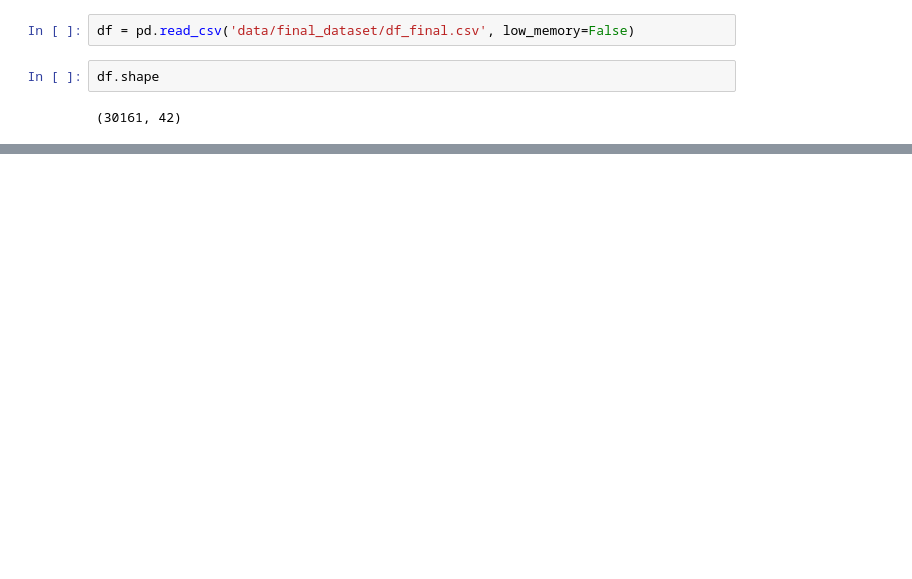
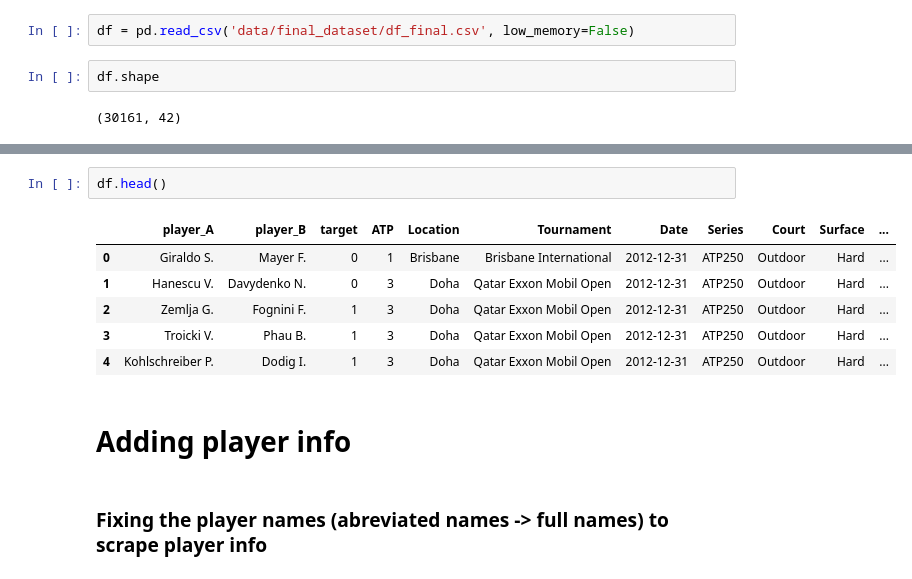
Before and after one commit to tarekmassoud/DSB_Thesis, a Jupyter notebook: cleaning_datasets.ipynb, the cells around one changed output, grey strips where cells are left out. Cells and saved outputs as stored; diff of their text form; blank space fills up the shorter version.

```diff
--- a/cleaning_datasets.ipynb
+++ b/cleaning_datasets.ipynb
@@ -18,0 +133,13 @@ df.head()
+# %%
+df.head()
+# %% [output]
+|  | player_A | player_B | target | ATP | Location | Tournament | Date | Series | Court | Surface | ... |
+| 0 | Giraldo S. | Mayer F. | 0 | 1 | Brisbane | Brisbane International | 2012-12-31 | ATP250 | Outdoor | Hard | ... |
+| 1 | Hanescu V. | Davydenko N. | 0 | 3 | Doha | Qatar Exxon Mobil Open | 2012-12-31 | ATP250 | Outdoor | Hard | ... |
+| 2 | Zemlja G. | Fognini F. | 1 | 3 | Doha | Qatar Exxon Mobil Open | 2012-12-31 | ATP250 | Outdoor | Hard | ... |
+| 3 | Troicki V. | Phau B. | 1 | 3 | Doha | Qatar Exxon Mobil Open | 2012-12-31 | ATP250 | Outdoor | Hard | ... |
+| 4 | Kohlschreiber P. | Dodig I. | 1 | 3 | Doha | Qatar Exxon Mobil Open | 2012-12-31 | ATP250 | Outdoor | Hard | ... |
+# %% [markdown]
+# Adding player info
+# %% [markdown]
+### Fixing the player names (abreviated names -> full names) to scrape player info
```
Also changed, not shown: parts of 34 cells of this notebook, 31 other files.
